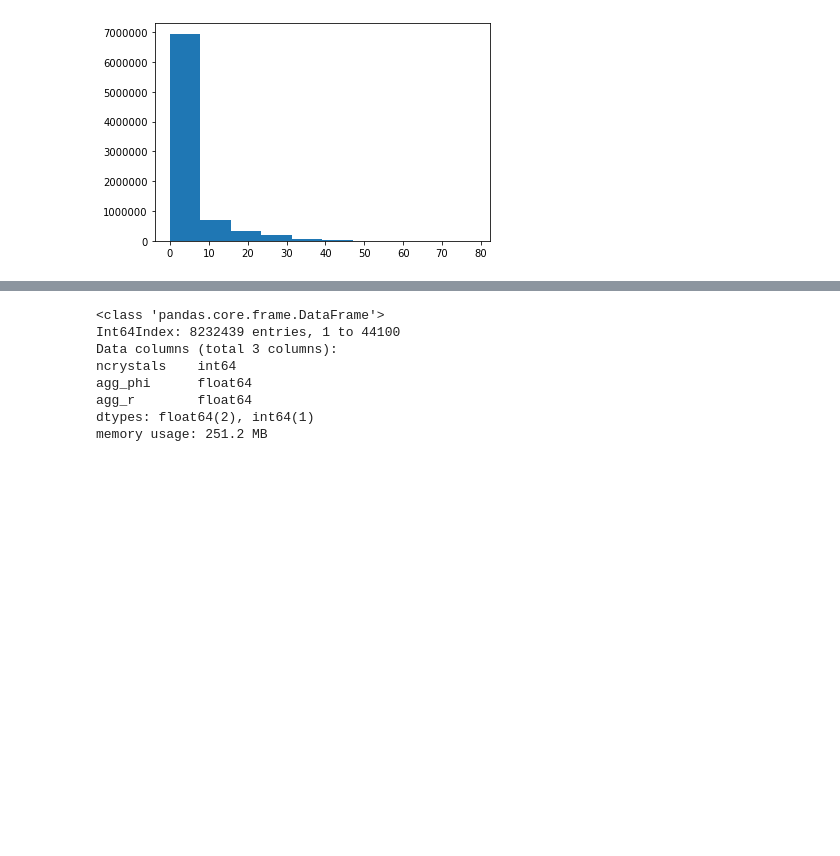
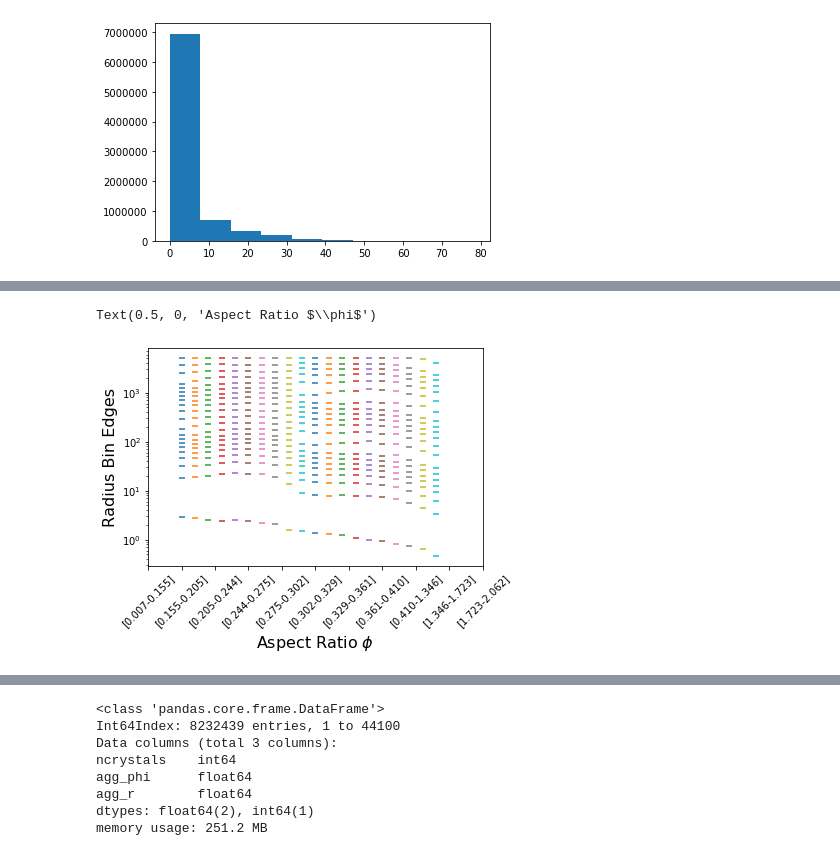
Before and after one commit to vprzybylo/IPAS, a Jupyter notebook: Manipulte_DF.ipynb, the cells around one changed output, grey strips where cells are left out. Cells and saved outputs as stored; diff of their text form; code cells hidden in the pictures; blank space fills up the shorter version.

```diff
--- a/Manipulte_DF.ipynb
+++ b/Manipulte_DF.ipynb
@@ -368,0 +352,21 @@ i =  0
+# %%
+res, phi_bins = pd.qcut(df_repart.agg_phi.compute(), 20, retbins=True)
+#print(phi_bins)
+phi_bin_labs = []
+for i in range(len(phi_bins)-1):
+    #print('i = ', i)
+    phi_bin_labs.append('[%.3f-%.3f]' %(phi_bins[i],phi_bins[i+1]))
+    df_phi = df_repart.map_partitions(query_phi, phi_bins[i], phi_bins[i+1])
+    res, r_bins = pd.qcut(df_phi.agg_r.compute(), 20, retbins=True)
+    plt.scatter([i]*len(r_bins), r_bins, marker = "_")
+plt.yscale('log')
+
+locs, labels=plt.xticks()
+print(locs)
+plt.xticks(locs, phi_bin_labs, rotation=45)
+plt.ylabel("Radius Bin Edges",fontsize=16)
+plt.xlabel("Aspect Ratio $\phi$",fontsize=16)
+#columns tend to aggregate
+# %% [output]
+Text(0.5, 0, 'Aspect Ratio $\\phi$')
+[figure, added]
```
Also changed, not shown: parts of 12 cells of this notebook.
